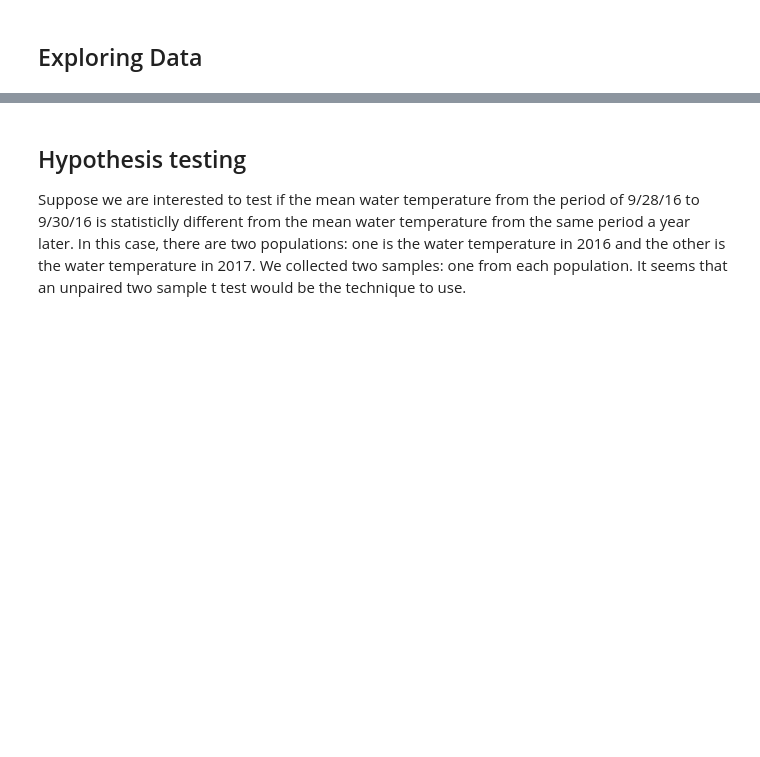
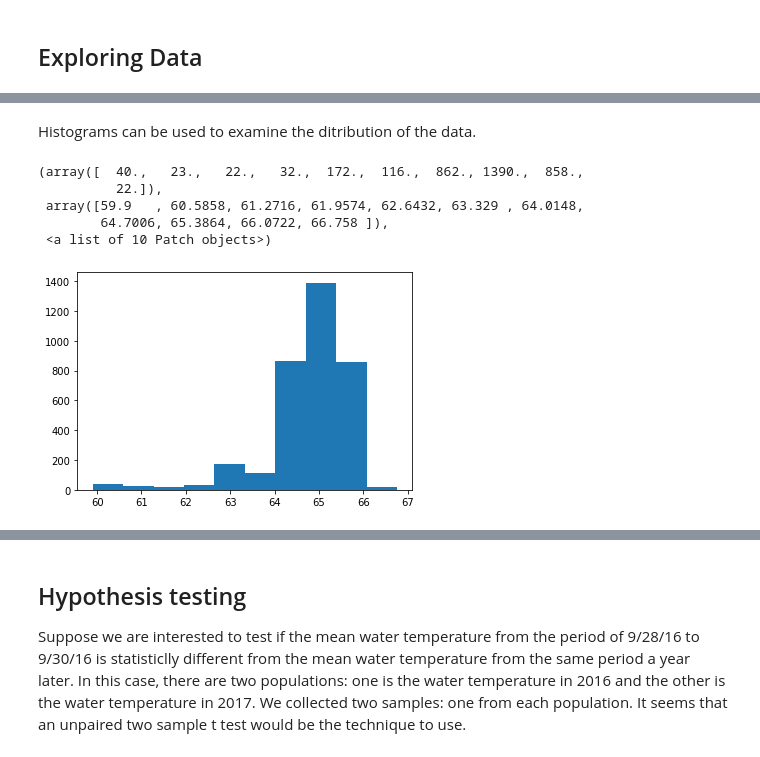
Before and after one commit to StevenXJiang/DataScienceModule2, a Jupyter notebook: ISEN_370_Module_2_Project_Demo.ipynb, the cells around one changed output, grey strips where cells are left out. Drawn from its saved outputs; the diff is of its cells as text; code cells hidden in the pictures; blank space fills up the shorter version.

```diff
--- a/ISEN_370_Module_2_Project_Demo.ipynb
+++ b/ISEN_370_Module_2_Project_Demo.ipynb
@@ -56,0 +76,11 @@ We can select specific feature columns which we are interested in more than othe
+# %% [markdown]
+Histograms can be used to examine the ditribution of the data.
+# %%
+plt.hist(df1["Water Temperature (F)"])
+# %% [output]
+(array([  40.,   23.,   22.,   32.,  172.,  116.,  862., 1390.,  858.,
+          22.]),
+ array([59.9   , 60.5858, 61.2716, 61.9574, 62.6432, 63.329 , 64.0148,
+        64.7006, 65.3864, 66.0722, 66.758 ]),
+ <a list of 10 Patch objects>)
+[figure, added]
```
Also changed, not shown: parts of 30 cells of this notebook.
